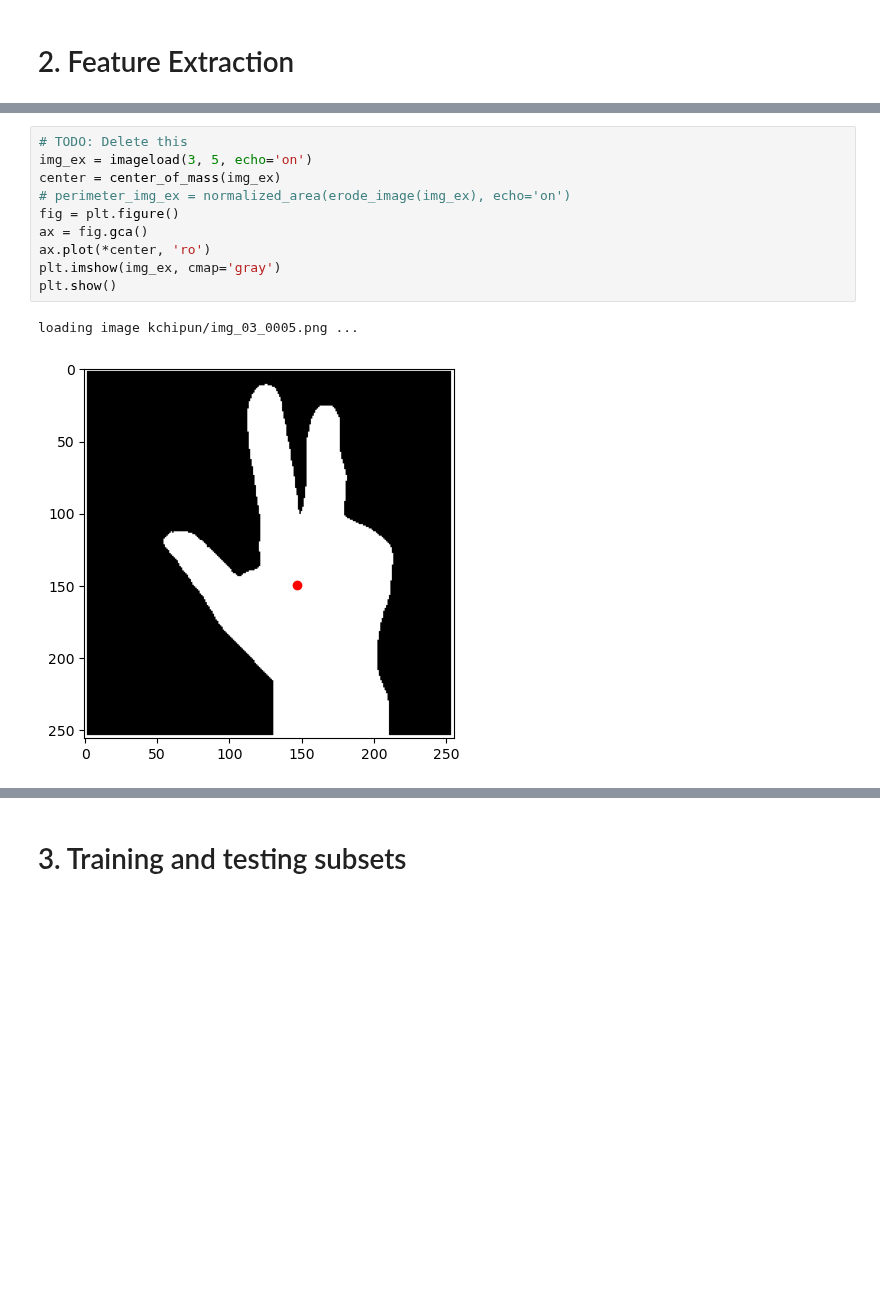
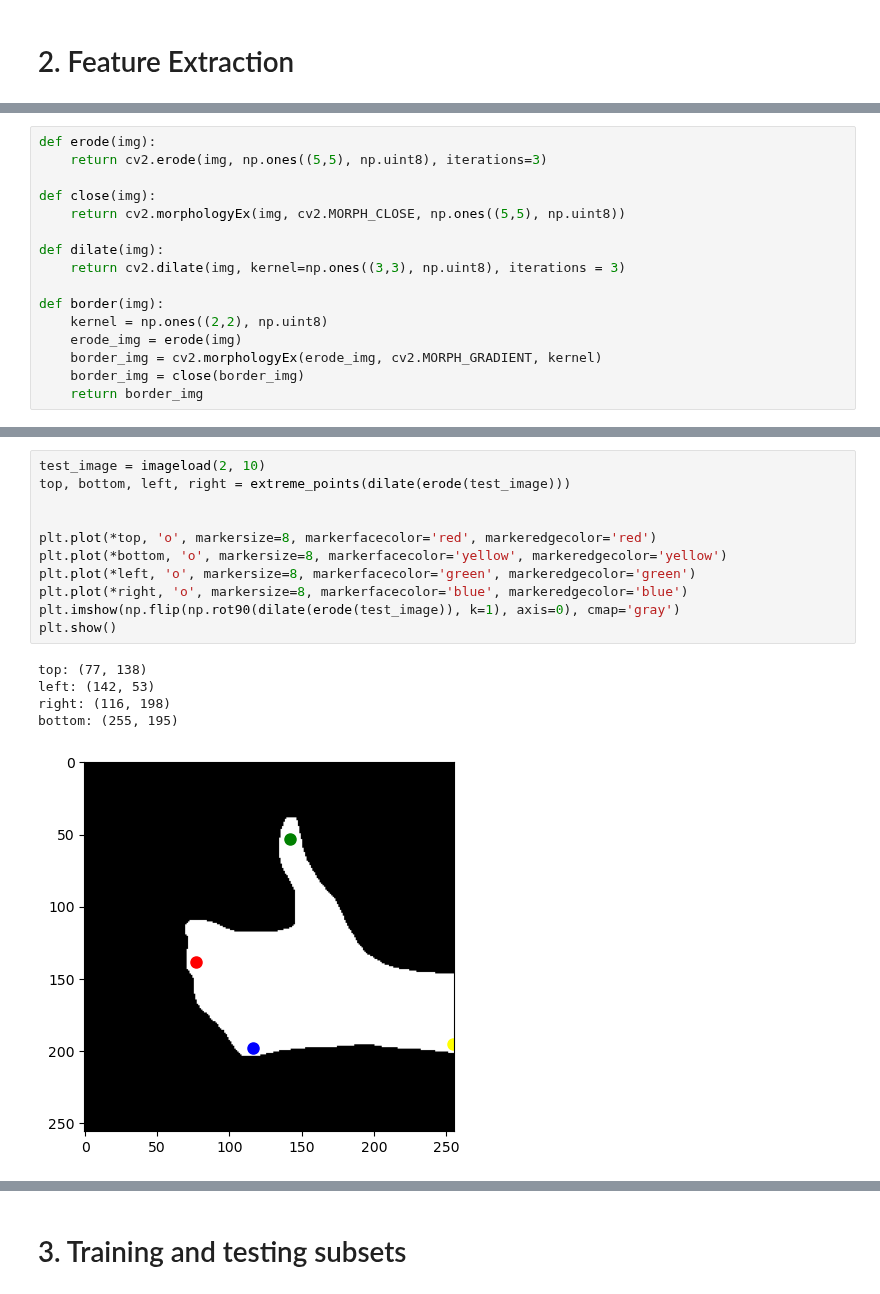
Before and after one commit to pedrozavalat/iic3724-tareas, a Jupyter notebook: T1/T1_PedroPabloZavalaTejos_area.ipynb, the cells around one changed output, grey strips where cells are left out. Drawn from its saved outputs; the diff is of its cells as text; blank space fills up the shorter version.

Commit message:
feat: extreme points part 1

```diff
--- a/T1/T1_PedroPabloZavalaTejos_area.ipynb
+++ b/T1/T1_PedroPabloZavalaTejos_area.ipynb
@@ -89 +84,17 @@ def erode_image(img):
+# %%
+def erode(img):
+    return cv2.erode(img, np.ones((5,5), np.uint8), iterations=3)
+
+def close(img):
+    return cv2.morphologyEx(img, cv2.MORPH_CLOSE, np.ones((5,5), np.uint8))
+
+def dilate(img):
+    return cv2.dilate(img, kernel=np.ones((3,3), np.uint8), iterations = 3)
+
+def border(img):
+    kernel = np.ones((2,2), np.uint8)
+    erode_img = erode(img)
+    border_img = cv2.morphologyEx(erode_img, cv2.MORPH_GRADIENT, kernel)
+    border_img = close(border_img)
+    return border_img
 # %%
@@ -123,16 +139,20 @@ def normalized_area(img, echo='off'):
-# %%
-# TODO: Delete this
-img_ex = imageload(3, 5, echo='on')
-center = center_of_mass(img_ex)
-# perimeter_img_ex = normalized_area(erode_image(img_ex), echo='on')
-fig = plt.figure()
-ax = fig.gca()
-ax.plot(*center, 'ro')
-plt.imshow(img_ex, cmap='gray')
-plt.show()
-# %% [output]
-loading image kchipun/img_03_0005.png ...
-[figure, removed]
+# %%
+test_image = imageload(2, 10)
+top, bottom, left, right = extreme_points(dilate(erode(test_image)))
+
+
+plt.plot(*top, 'o', markersize=8, markerfacecolor='red', markeredgecolor='red')
+plt.plot(*bottom, 'o', markersize=8, markerfacecolor='yellow', markeredgecolor='yellow')
+plt.plot(*left, 'o', markersize=8, markerfacecolor='green', markeredgecolor='green')
+plt.plot(*right, 'o', markersize=8, markerfacecolor='blue', markeredgecolor='blue')
+plt.imshow(np.flip(np.rot90(dilate(erode(test_image)), k=1), axis=0), cmap='gray')
+plt.show()
+# %% [output]
+top: (77, 138)
+left: (142, 53)
+right: (116, 198)
+bottom: (255, 195)
+[figure, added]
 # %%
 K = 3 # Cantidad de clases
 N = 50 # Numero de muestras por clases
```
Also changed, not shown: parts of 3 cells of this notebook.
